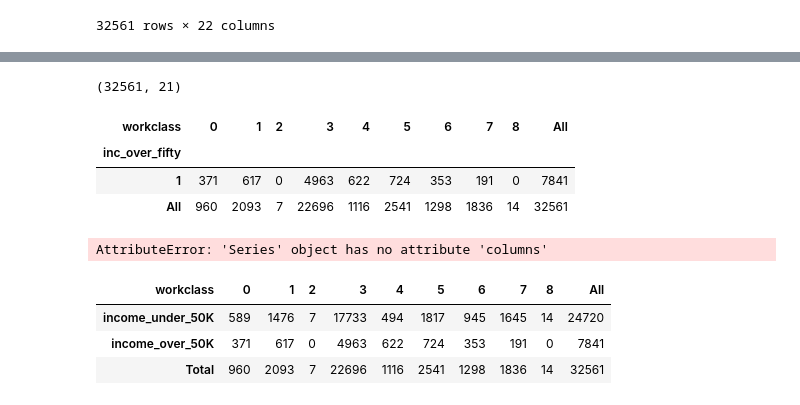
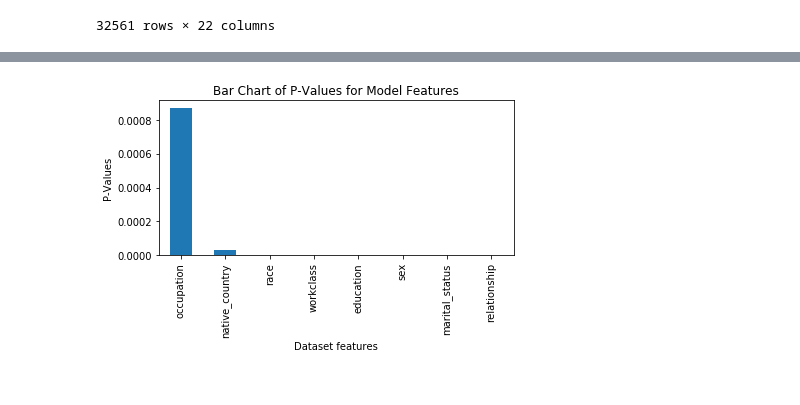
Before and after one commit to johnebehr/thinkful, a Jupyter notebook: 24_01_capstone_06_model_revision.ipynb, the cells around one changed output, grey strips where cells are left out. Drawn from its saved outputs; the diff is of its cells as text; code cells hidden in the pictures.

```diff
--- a/24_01_capstone_06_model_revision.ipynb
+++ b/24_01_capstone_06_model_revision.ipynb
@@ -107,42 +96,20 @@ pd.reset_option("display.float_format")
 |  | workclass | education | marital_status | occupation | relationship | race | sex | native_country |
 | chi_square | 47.24643 | 297.94227 | 1123.46982 | 11.08499 | 3659.14312 | 33.03131 | 502.43942 | 17.36388 |
 | p_values | 0.00000 | 0.00000 | 0.00000 | 0.00087 | 0.00000 | 0.00000 | 0.00000 | 0.00003 |
-# %%
-chisqare_df.shape
-# %% [output]
-(32561, 21)
-# %%
-workclass_contengency = pd.crosstab(
-    index=chisquare_df["inc_over_fifty"], columns=chisquare_df["workclass"], margins=True)
-
-# workclass_contengency.index=["income_under_50K","income_over_50K","Total"]
-
-# workclass_contengency = pd.DataFrame.rename({"workclass":None})
-
-# workclass_contengency = workclass_contengency.reset_index()
-# workclass_contengency.rename({0:"Name1"})
-# workclass_contengency.index.name=None
-
-new_header =  workclass_contengency.iloc[0]
-
-df = workclass_contengency.iloc[1:,:]
-df
-# %% [output]
-| workclass | 0 | 1 | 2 | 3 | 4 | 5 | 6 | 7 | 8 | All |
-| inc_over_fifty |  |  |  |  |  |  |  |  |  |  |
-| 1 | 371 | 617 | 0 | 4963 | 622 | 724 | 353 | 191 | 0 | 7841 |
-| All | 960 | 2093 | 7 | 22696 | 1116 | 2541 | 1298 | 1836 | 14 | 32561 |
-# %%
-cols = list(chisquare_df["workclass"].columns)
-cols.insert
-# %% [output]
-AttributeError: 'Series' object has no attribute 'columns'
-# %%
-del workclass_contengency.index.name
-
-workclass_contengency
-# %% [output]
-| workclass | 0 | 1 | 2 | 3 | 4 | 5 | 6 | 7 | 8 | All |
-| income_under_50K | 589 | 1476 | 7 | 17733 | 494 | 1817 | 945 | 1645 | 14 | 24720 |
-| income_over_50K | 371 | 617 | 0 | 4963 | 622 | 724 | 353 | 191 | 0 | 7841 |
-| Total | 960 | 2093 | 7 | 22696 | 1116 | 2541 | 1298 | 1836 | 14 | 32561 |
+# %%
+# Take a look at a plot of the chi-square test
+p_values = pd.Series(chi_scores[1], index=X.columns)
+
+# Sort the columns descending
+p_values.sort_values(ascending=False, inplace=True)
+
+plt.figure()
+p_values.plot.bar()
+plt.xlabel("Dataset features")
+plt.ylabel("P-Values")
+plt.title("Bar Chart of P-Values for Model Features")
+
+plt.tight_layout()
+plt.show();
+# %% [output]
+[figure, added]
```
Also changed, not shown: parts of 6 cells of this notebook, 4 other files.
